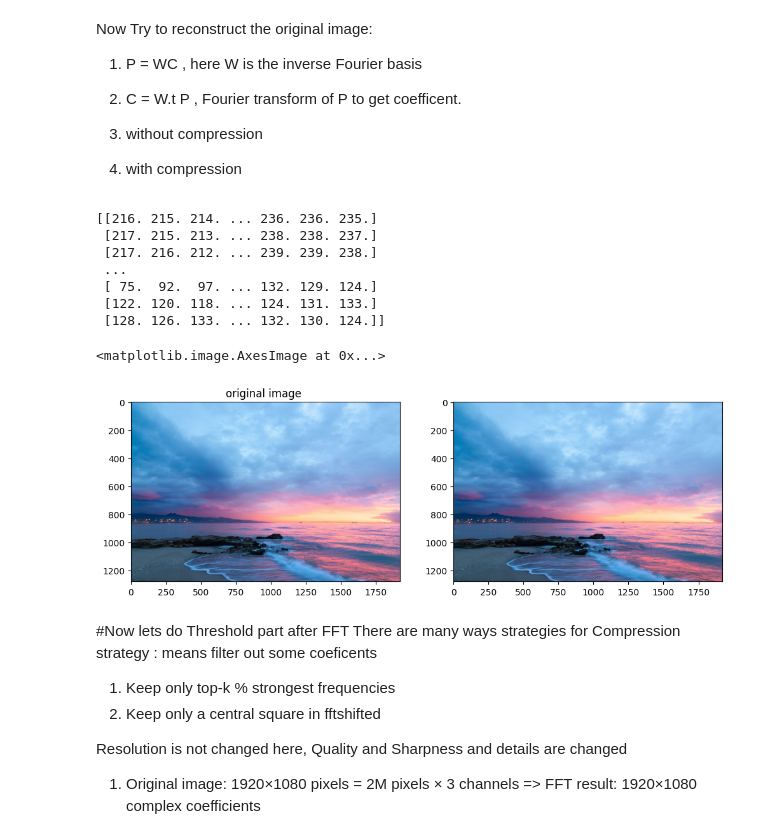
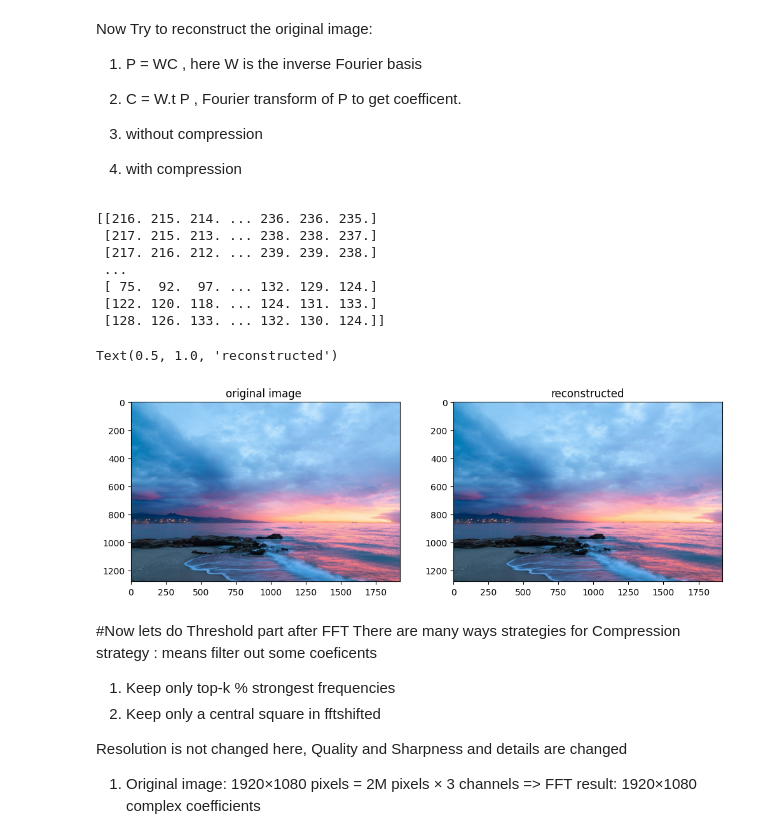
Before and after one commit to Jaseelkt007/Signal_processing, a Jupyter notebook: JPEG_compression.ipynb, the cells around one changed output. Drawn from its saved outputs; the diff is of its cells as text; code cells hidden in the pictures.

```diff
--- a/JPEG_compression.ipynb
+++ b/JPEG_compression.ipynb
@@ -122,35 +124,36 @@ rec_R , rec_G, rec_B = np.fft.ifft2(coefficents_R) ,np.fft.ifft2(coefficents_G)
 image_rec_R = np.clip(rec_R.real,0,255).astype(np.uint8) # converted from float64 to uint8 cause many libraries like matplot, PIL expect uint8 for proper rendering
 image_rec_G = np.clip(rec_G.real,0,255).astype(np.uint8)
 image_rec_B = np.clip(rec_B.real,0,255).astype(np.uint8)
 image_rec = np.stack([image_rec_R,image_rec_G,image_rec_B],axis=2) # (H, W, Channel)- for PIL ,matplot
 
 
 # save the image for comparison
 Image.fromarray(image_rec).save("reconstructed.png") # Saving it as png for Lossless saving ,will have larger file size
 # 1920 *1080 *3 = 6220800 , 6220800*1 bytes (uint8) => 6220800/(1024kb*1024mb) = 5.93MB , PNG then compress this lossless way
 
 # Save it in pure raw(Pure Binary Data) , no compression involed , so ~6MB
 '''image_rec.tofile("reconstructed_raw.raw")''' # this is just a flat byte array means 1D array or a vector of size 1280*1920 each value is 8bit binary values: 1 byte per channel per pixel
 '''
 raw_data = np.fromfile('reconstructed_raw.raw', dtype=np.uint8)
 image_r = raw_data.reshape((1280,1920,3))'''
 
 plt.figure(figsize=(12,10))
 plt.subplot(1,2,1)
 plt.imshow(image)
 plt.title("original image ")
 plt.subplot(1,2,2)
 plt.imshow(image_rec)
+plt.title("reconstructed")
 # %% [output]
 [[216. 215. 214. ... 236. 236. 235.]
  [217. 215. 213. ... 238. 238. 237.]
  [217. 216. 212. ... 239. 239. 238.]
  ...
  [ 75.  92.  97. ... 132. 129. 124.]
  [122. 120. 118. ... 124. 131. 133.]
  [128. 126. 133. ... 132. 130. 124.]]
-<matplotlib.image.AxesImage at 0x...>
+Text(0.5, 1.0, 'reconstructed')
-[figure, old version]
+[figure, new version]
 # %% [markdown]
 #Now lets do Threshold part after FFT
 There are many ways strategies for Compression strategy : means filter out some coeficents
```
Also changed, not shown: parts of 11 cells of this notebook.
